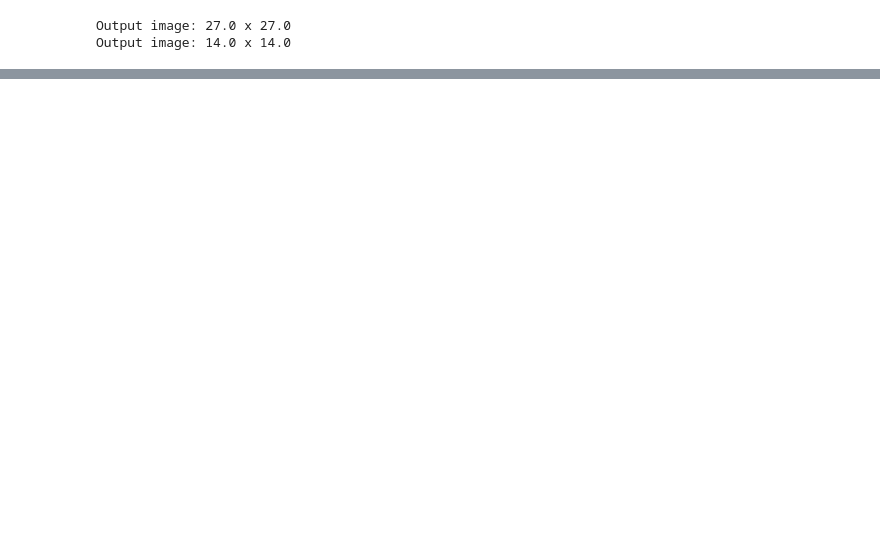
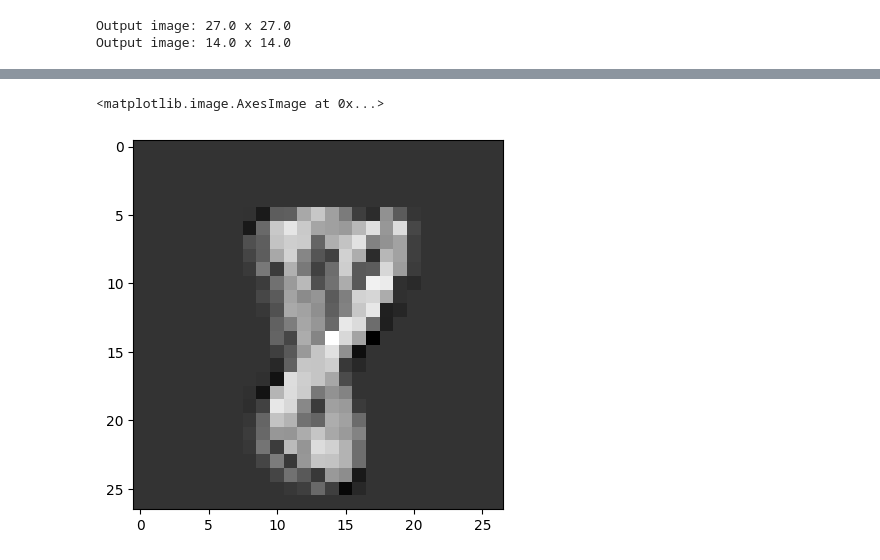
Before and after one commit to alwint3r/mlx-notebooks, a Jupyter notebook: 04-convolution.ipynb, the cells around one changed output, grey strips where cells are left out. Saved outputs shown, nothing was run; the diff lists cells and outputs as text; code cells hidden in the pictures; blank space fills up the shorter version.

```diff
--- a/04-convolution.ipynb
+++ b/04-convolution.ipynb
@@ -78,0 +101,9 @@ Pooling layer output w x h -> 14.0 x 14.0
+# %%
+# Visualize Conv2d
+conv2 = nn.Conv2d(in_channels=1, out_channels=1, kernel_size=2)
+X = conv2(X)
+
+plt.imshow(X.squeeze(), cmap="gray")
+# %% [output]
+<matplotlib.image.AxesImage at 0x...>
+[figure, added]
```
Also changed, not shown: parts of 9 cells of this notebook.
